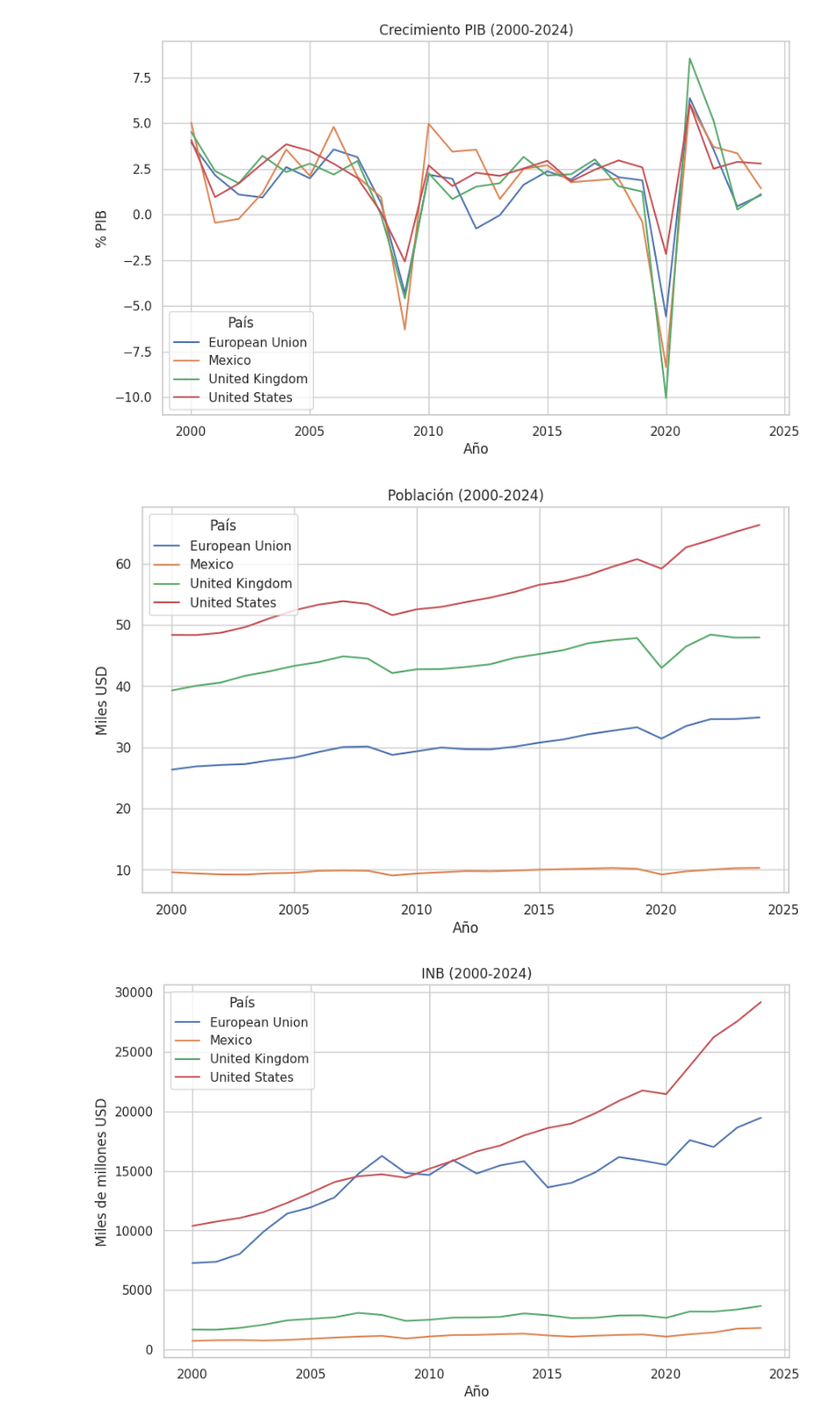
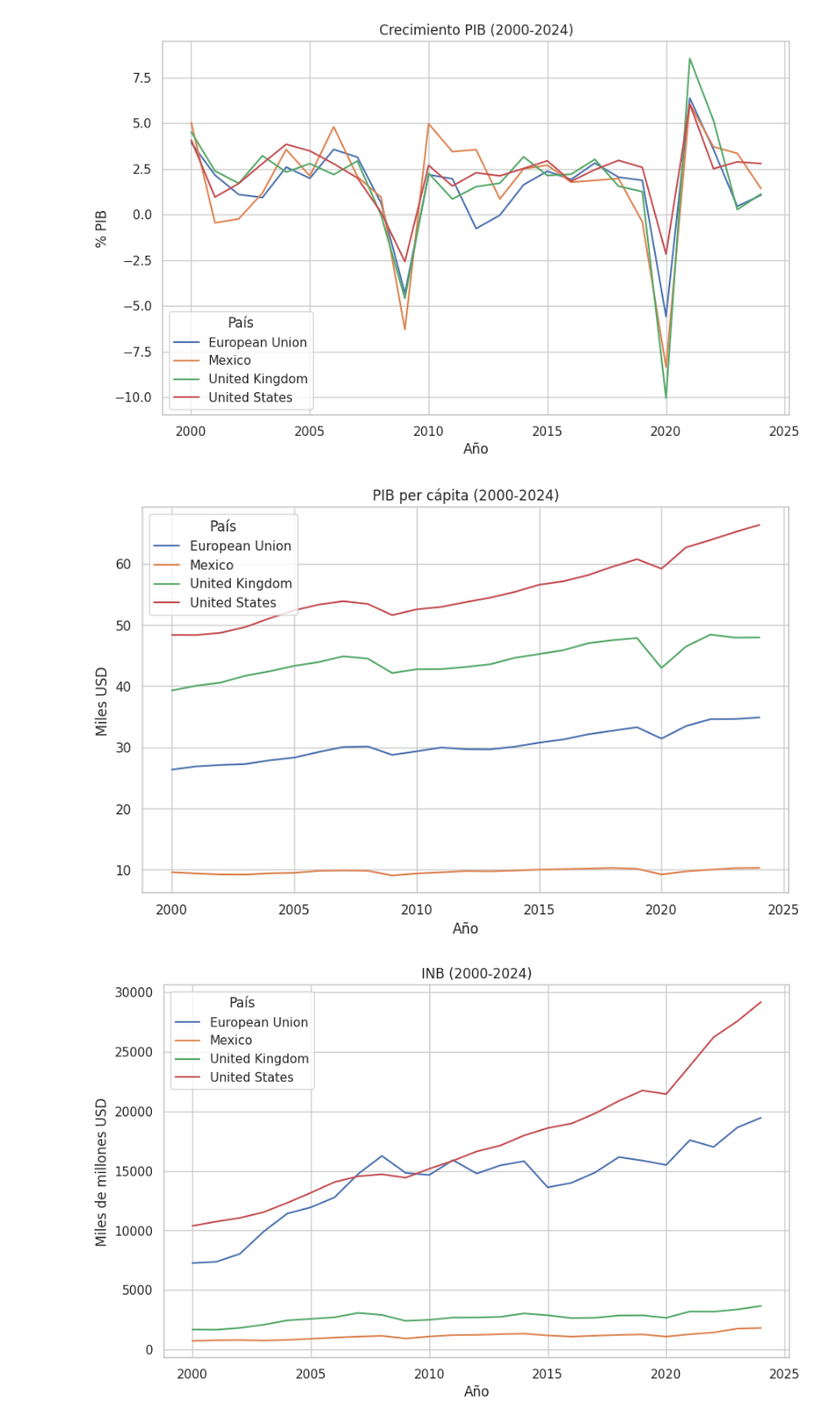
Before and after one commit to raulval9/PrimerPrueba, a Jupyter notebook: IndicadoresReinoUnido.ipynb, the cells around one changed output. Shown at 91% size. Drawn from its saved outputs; the diff is of its cells as text; code cells hidden in the pictures.

```diff
--- a/IndicadoresReinoUnido.ipynb
+++ b/IndicadoresReinoUnido.ipynb
@@ -112,29 +153,29 @@ plt.show()
 # %%
 ## Consulta de informacion de "PIB per cápita constante US$"
 # Indicador de PIB per capita
 indicator = "NY.GDP.PCAP.KD"
 
 # Descargar datos de los últimos 25 años
 data = wb.get_series(indicator, country=countries, date="2000:2025")
 
 # Reorganizar en un DataFrame
 df = data.unstack(level=0)  # columnas = países, filas = años
 df.index = df.index.droplevel("Series")
 
 # Graficar
 df_millions = df / 1e3
 
 df_millions.plot(figsize=(10,6))
 
-plt.title("Población (2000-2024)")
+plt.title("PIB per cápita (2000-2024)")
 plt.ylabel("Miles USD")  # 🔧 cambio aquí
 plt.xlabel("Año")
 plt.legend(title="País")
 plt.grid(True)
 
 plt.show()
 # %% [output]
-[figure, old version]
+[figure, new version]
 # %%
 ## Consulta de informacion de "INB precios actuales US$"
 # Indicador deINB
```
Also changed, not shown: parts of 12 cells of this notebook.
